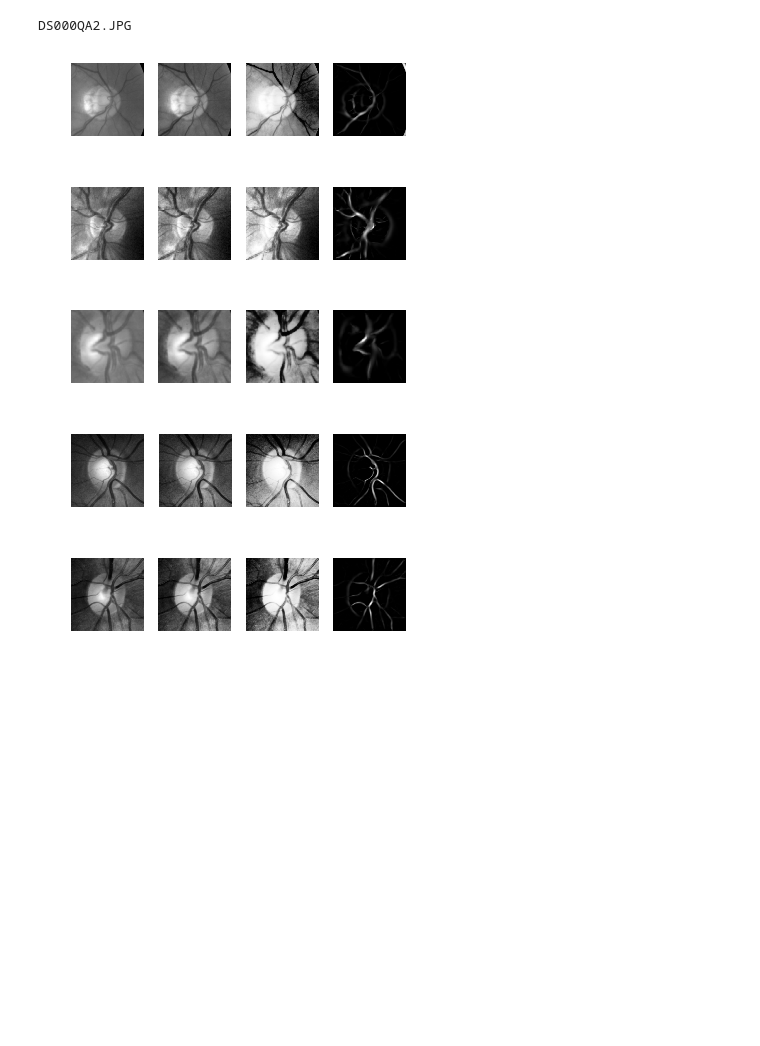
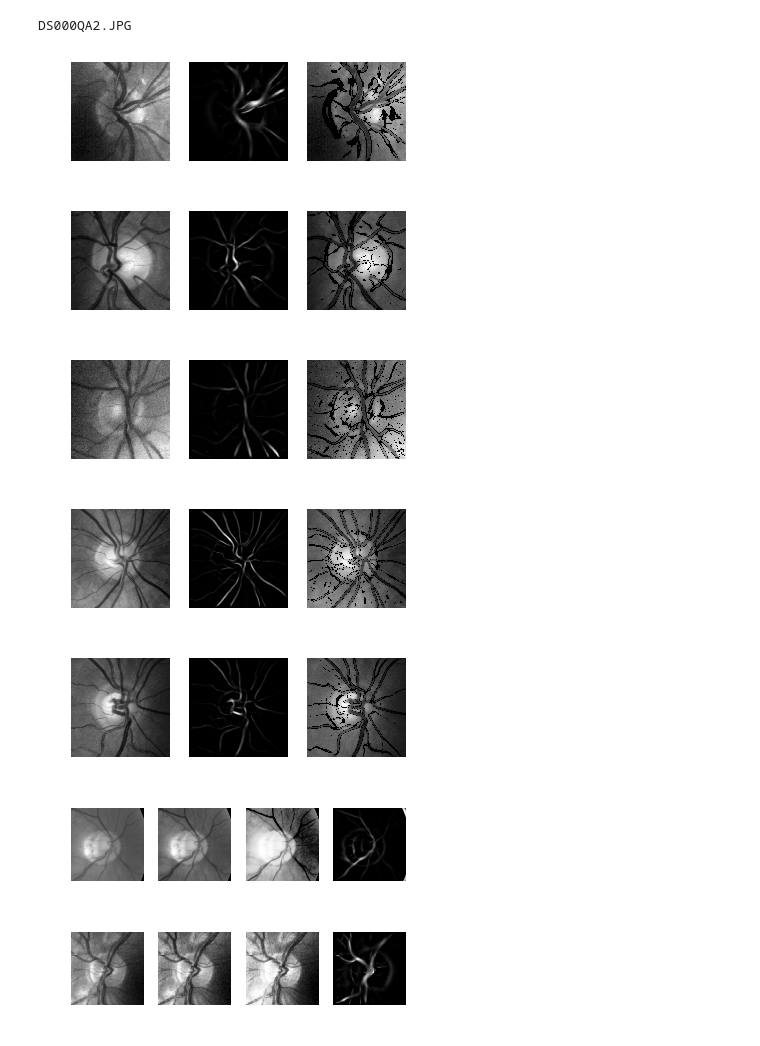
Before and after one commit to diazandr3s/jupyterScripts, a Jupyter notebook: highlightEdges.ipynb, the cells around one changed output. Drawn from its saved outputs; the diff is of its cells as text; code cells hidden in the pictures; blank space fills up the shorter version.

```diff
--- a/highlightEdges.ipynb
+++ b/highlightEdges.ipynb
@@ -15,8 +15,50 @@ allfiles = glob.glob("./croppedE-ophta/*")
 print(allfiles[0][nameIdx:])
 # %% [output]
 DS000QA2.JPG
+# %%
+for i in range(13,18):
+
+    # Reading the image
+    im = cv2.imread(allfiles[i])
+    im = (((im-im.min()) / (im.max()-im.min()))*1).astype(np.float32)
+
+    imGray = rgb2grey(im)
+    imGrayNew = (((imGray-imGray.min())/(imGray.max()-imGray.min()))*255).astype(np.float32)
+
+    # Frangi filter
+    frangiImage = frangi(imGray)
+    frangiImageSc = (((frangiImage-frangiImage.min())/(frangiImage.max()-frangiImage.min()))*1).astype(np.float32)
+
+    frangiImageSc[frangiImageSc < 0.009] = 0.3
+    frangiImageSc[frangiImageSc > 0.05] = 1
+
+    # Multiplication frangi image and gray equlize image
+    imRes = imGrayNew*frangiImageSc
+    imRes = (((imRes-imRes.min())/(imRes.max()-imRes.min()))*255).astype(np.uint8)
+
+    # Plotting results
+    plt.figure(1)
+    plt.subplot(131)
+    plt.imshow(imGray, cmap='gray')
+    plt.axis('off')
+
+    plt.subplot(132)
+    plt.imshow(frangiImage, cmap='gray')
+    plt.axis('off')
+
+    plt.subplot(133)
+    plt.imshow(imRes, cmap='gray')
+    plt.axis('off')
+
+    plt.show()
+# %% [output]
+[figure, added]
+[figure, added]
+[figure, added]
+[figure, added]
+[figure, added]
 # %%
-for i in range(0,5):
+for i in range(0,2):
 
     # Reading the image
     im = cv2.imread(allfiles[i])
@@ -59,6 +101,3 @@ for i in range(0,5):
 # %% [output]
 [figure]
 [figure]
-[figure, removed]
-[figure, removed]
-[figure, removed]
```
Also changed, not shown: 2 other files.
